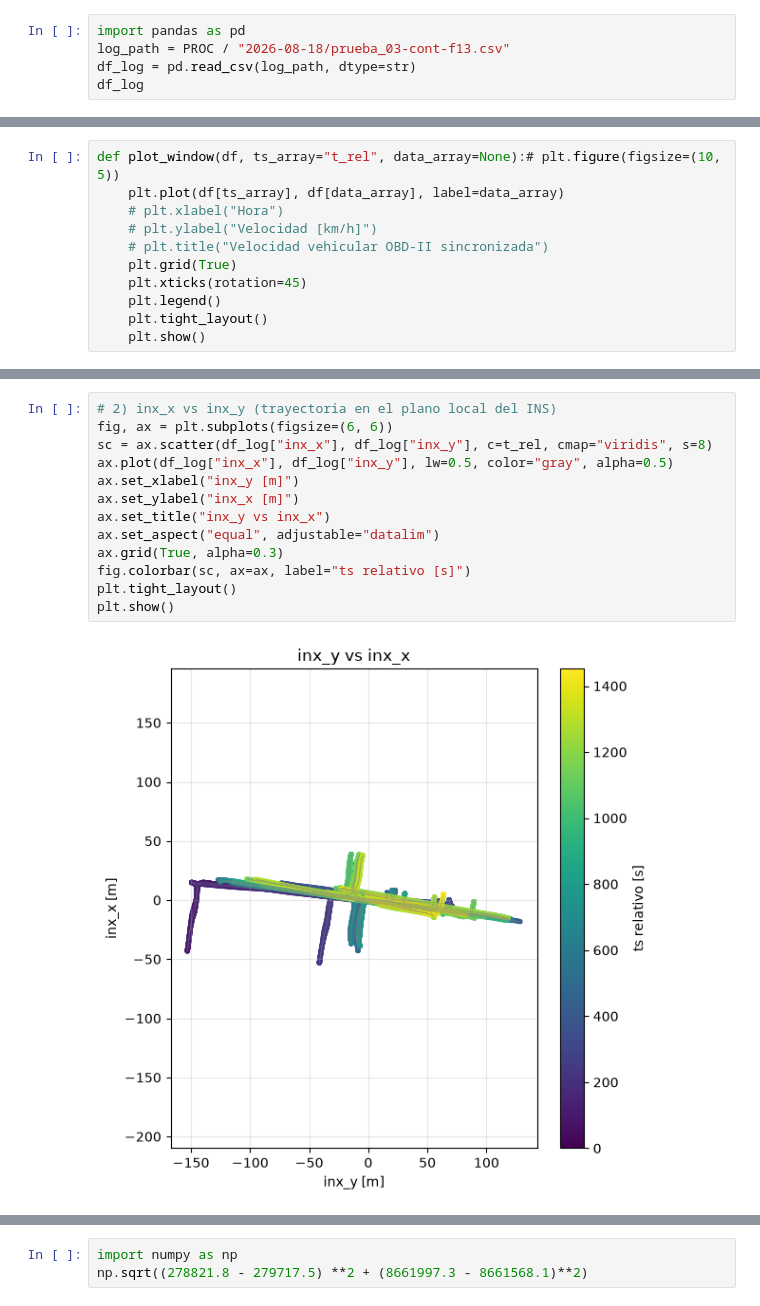
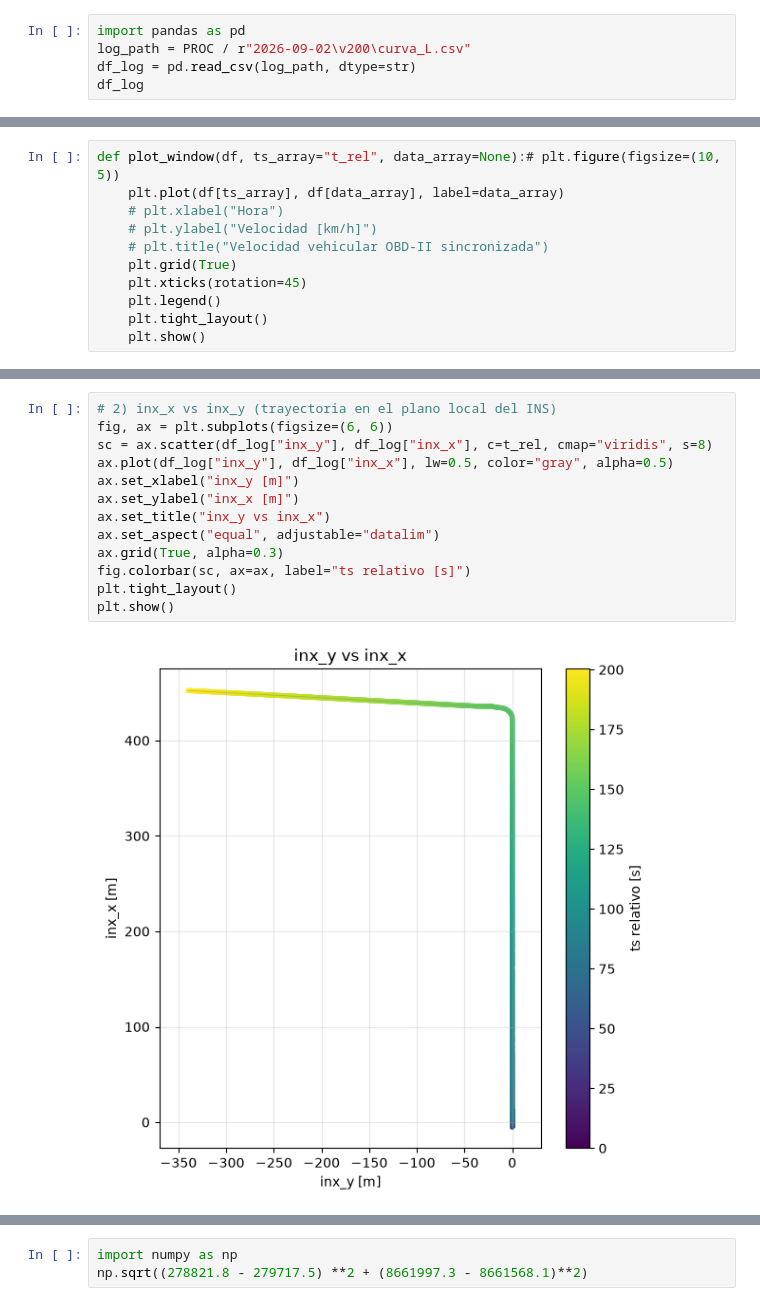
Before and after one commit to JuanAlva/ins_plots, a Jupyter notebook: notebooks/prueba.ipynb, the cells around one changed output, grey strips where cells are left out. Drawn from its saved outputs; the diff is of its cells as text.

```diff
--- a/notebooks/prueba.ipynb
+++ b/notebooks/prueba.ipynb
@@ -8,7 +8,7 @@ sys.path.insert(0, str(ROOT))
 from modules.paths import RAW, PROC, OUT
 # %%
 import pandas as pd
-log_path = PROC / "2026-08-18/prueba_03-cont-f13.csv"
+log_path = PROC / r"2026-09-02\v200\curva_L.csv"
 df_log = pd.read_csv(log_path, dtype=str)
 df_log
 # %% [output]
@@ -125,18 +125,18 @@ plt.show()
 # %%
 # 2) inx_x vs inx_y (trayectoria en el plano local del INS)
 fig, ax = plt.subplots(figsize=(6, 6))
-sc = ax.scatter(df_log["inx_x"], df_log["inx_y"], c=t_rel, cmap="viridis", s=8)
-ax.plot(df_log["inx_x"], df_log["inx_y"], lw=0.5, color="gray", alpha=0.5)
+sc = ax.scatter(df_log["inx_y"], df_log["inx_x"], c=t_rel, cmap="viridis", s=8)
+ax.plot(df_log["inx_y"], df_log["inx_x"], lw=0.5, color="gray", alpha=0.5)
 ax.set_xlabel("inx_y [m]")
 ax.set_ylabel("inx_x [m]")
 ax.set_title("inx_y vs inx_x")
 ax.set_aspect("equal", adjustable="datalim")
 ax.grid(True, alpha=0.3)
 fig.colorbar(sc, ax=ax, label="ts relativo [s]")
 plt.tight_layout()
 plt.show()
 # %% [output]
-[figure, old version]
+[figure, new version]
 # %%
 # Trayectoria INS rotada 295.5 respecto al Norte y trasladada al punto inicial (lat/lon)
 import numpy as np
```
Also changed, not shown: parts of 10 cells of this notebook, 15 other files.
